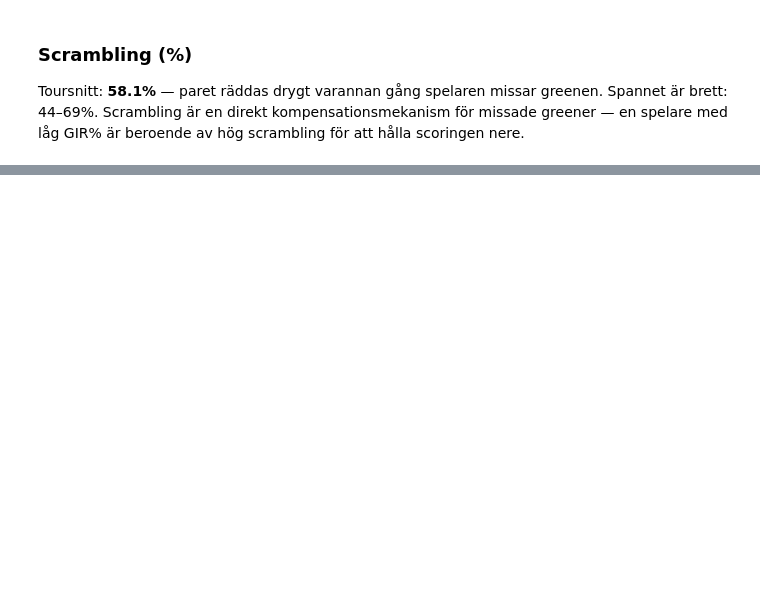
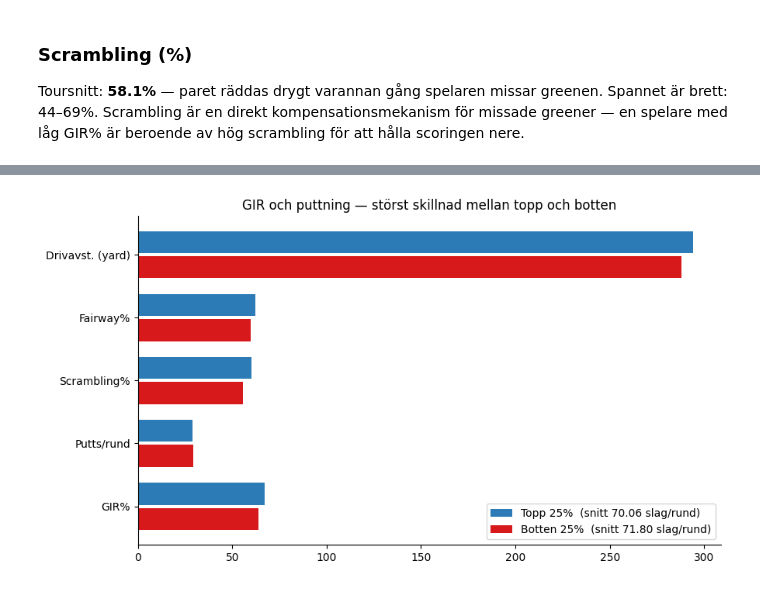
Before and after one commit to LukWen-Ill/inlamning-KK1-Lukas-Wennstrom, a Jupyter notebook: notebook.ipynb, the cells around one changed output, grey strips where cells are left out. Saved outputs shown, nothing was run; the diff lists cells and outputs as text; code cells hidden in the pictures; blank space fills up the shorter version.

Commit message:
few putts are good

```diff
--- a/notebook.ipynb
+++ b/notebook.ipynb
@@ -160,0 +261,33 @@ plt.show()
+# %%
+q1_thresh = df["Average Score"].quantile(0.25)
+q4_thresh = df["Average Score"].quantile(0.75)
+top = df[df["Average Score"] <= q1_thresh].copy()
+bot = df[df["Average Score"] >= q4_thresh].copy()
+
+metrics_bar = [
+    ("gir",                "GIR%"),
+    ("Average Putts",      "Putts/rund"),
+    ("Average Scrambling", "Scrambling%"),
+    ("Fairway Percentage", "Fairway%"),
+    ("Avg Distance",       "Drivavst. (yard)"),
+]
+
+top_means = [top[col].mean() for col, _ in metrics_bar]
+bot_means = [bot[col].mean() for col, _ in metrics_bar]
+ylabels   = [label for _, label in metrics_bar]
+
+x = np.arange(len(ylabels))
+fig, ax = plt.subplots(figsize=(9, 5))
+ax.barh(x + 0.2, top_means, height=0.35, color="#2c7bb6",
+        label=f"Topp 25%  (snitt {top['Average Score'].mean():.2f} slag/rund)")
+ax.barh(x - 0.2, bot_means, height=0.35, color="#d7191c",
+        label=f"Botten 25%  (snitt {bot['Average Score'].mean():.2f} slag/rund)")
+ax.set_yticks(x)
+ax.set_yticklabels(ylabels)
+ax.legend(loc="lower right")
+ax.spines[["top", "right"]].set_visible(False)
+ax.set_title("GIR och puttning — störst skillnad mellan topp och botten")
+plt.tight_layout()
+plt.show()
+# %% [output]
+[figure, added]
```
Also changed, not shown: parts of 20 cells of this notebook.
